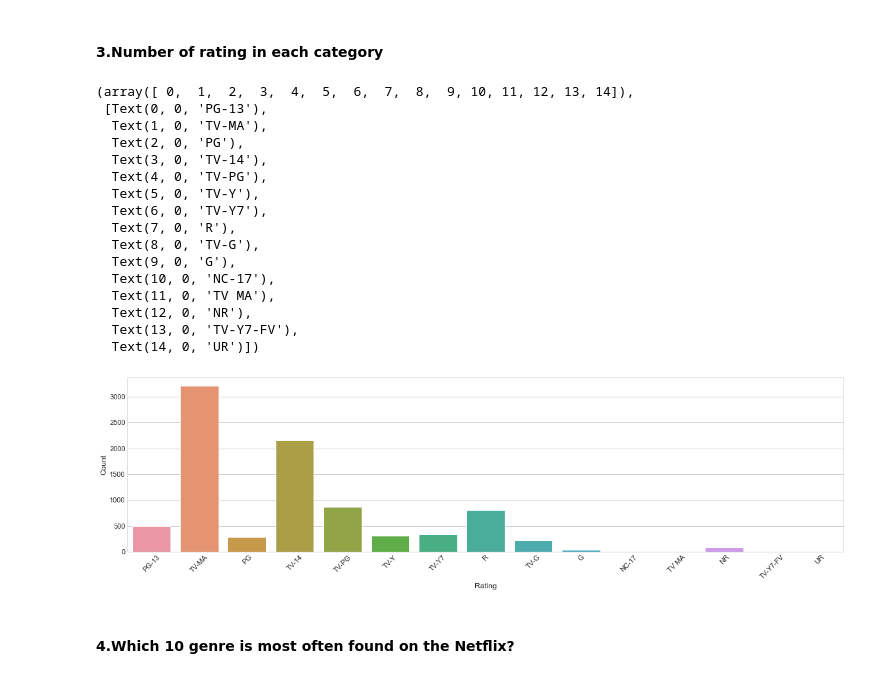
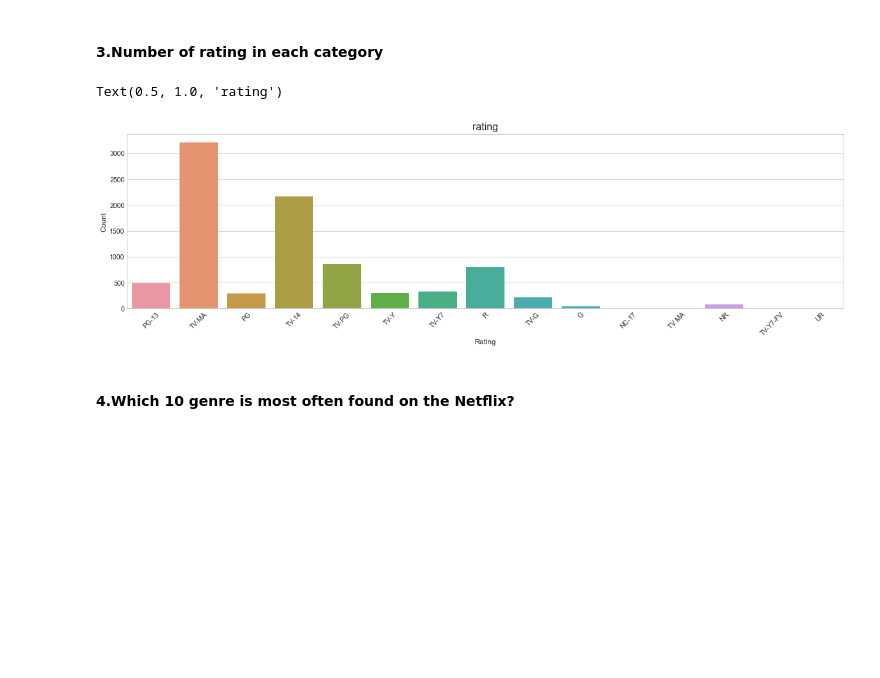
Before and after one commit to Walery-15/netflix_project, a Jupyter notebook: project_netflix.ipynb, the cells around one changed output. Cells and saved outputs as stored; diff of their text form; code cells hidden in the pictures; blank space fills up the shorter version.

```diff
--- a/project_netflix.ipynb
+++ b/project_netflix.ipynb
@@ -181,9 +165,3 @@ top_10_country
 # %%
-sns.barplot(x =top_10_country.reset_index()['country'], y=top_10_country.reset_index()['show_count'],
-            hue =  top_10_country.reset_index()['type']);
-plt.title(' overall_top10_country', fontsize=16)
-plt.xlabel('country', fontsize=16);
-plt.ylabel('show_count', fontsize=16);
-sns.set(rc = {'figure.figsize':(20,10)})
-plt.xticks(rotation = 45)
+top_10_country
 # %% [output]
@@ -210,28 +197,14 @@ Text(0.5, 1.0, 'types_of_show')
 # %%
 plt.figure(figsize = (20, 5))
 plt.style.use('seaborn-whitegrid')
 ax = sns.countplot(x = 'rating', data = df)
 plt.xlabel('Rating')
 plt.ylabel('Count')
 plt.xticks(rotation = 45)
+plt.title('rating', fontsize=16)
 # %% [output]
-(array([ 0,  1,  2,  3,  4,  5,  6,  7,  8,  9, 10, 11, 12, 13, 14]),
- [Text(0, 0, 'PG-13'),
-  Text(1, 0, 'TV-MA'),
-  Text(2, 0, 'PG'),
-  Text(3, 0, 'TV-14'),
-  Text(4, 0, 'TV-PG'),
-  Text(5, 0, 'TV-Y'),
-  Text(6, 0, 'TV-Y7'),
-  Text(7, 0, 'R'),
-  Text(8, 0, 'TV-G'),
-  Text(9, 0, 'G'),
-  Text(10, 0, 'NC-17'),
-  Text(11, 0, 'TV MA'),
-  Text(12, 0, 'NR'),
-  Text(13, 0, 'TV-Y7-FV'),
-  Text(14, 0, 'UR')])
+Text(0.5, 1.0, 'rating')
-[figure, old version]
+[figure, new version]
 # %% [markdown]
 #### 4.Which 10 genre is most often found on the Netflix?
 # %%
```
Also changed, not shown: parts of 11 cells of this notebook.
